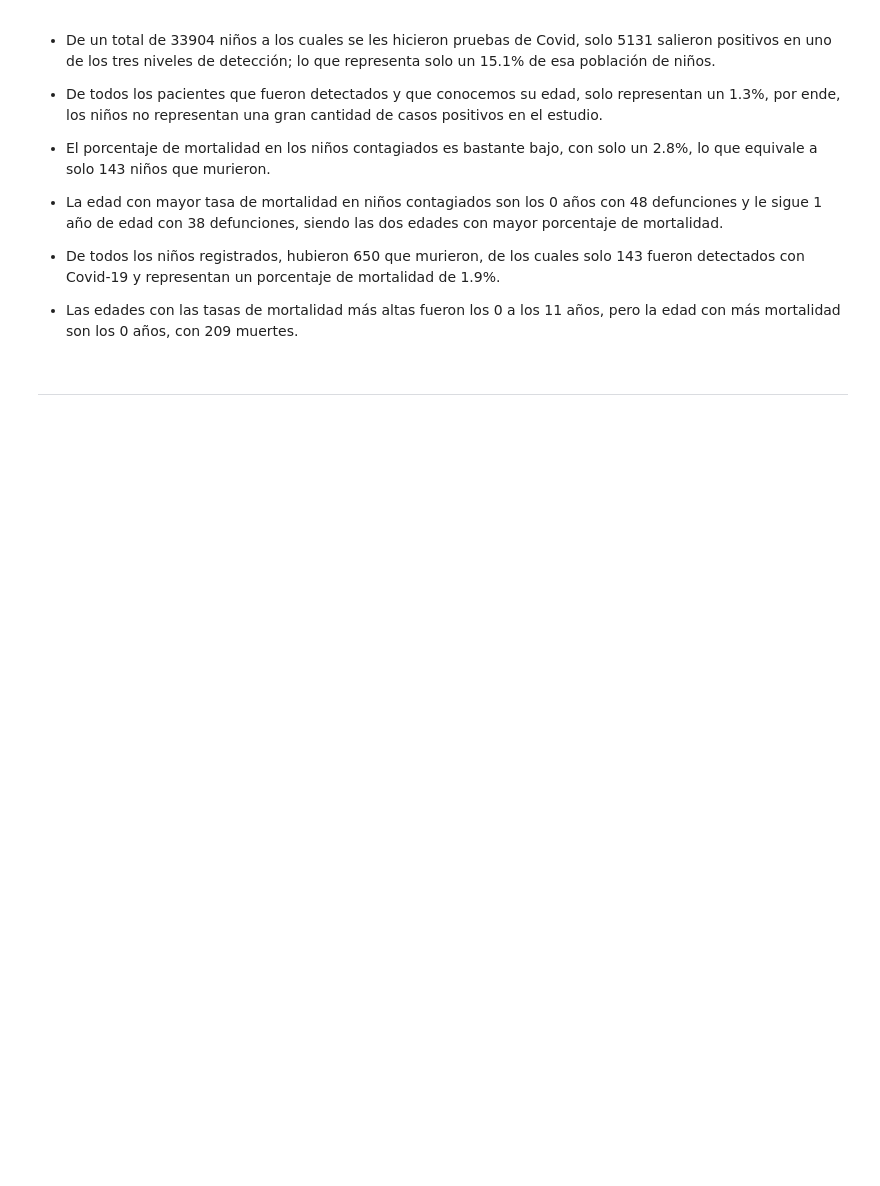
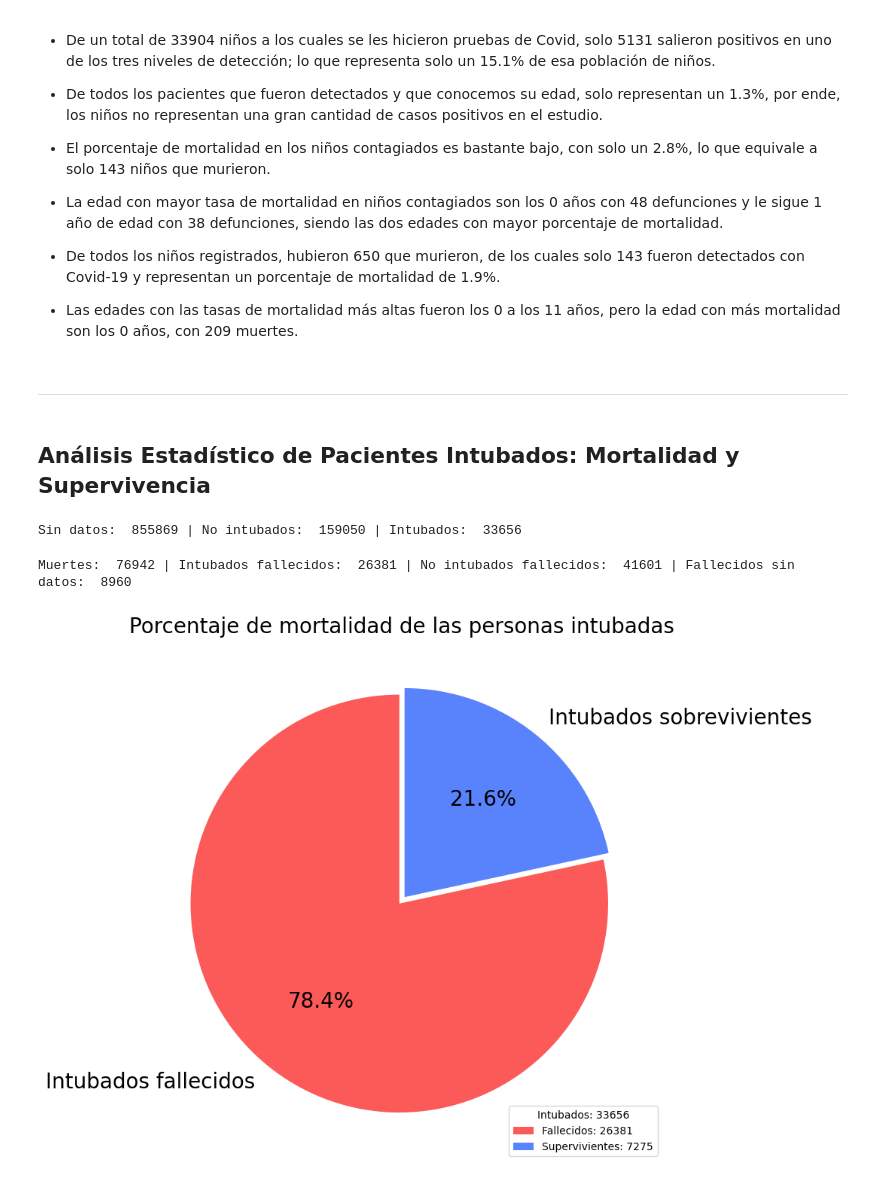
Before and after one commit to SamuelG0319/Final_Project_DS, a Jupyter notebook: cleanning-data.ipynb, the cells around one changed output. Drawn from its saved outputs; the diff is of its cells as text; code cells hidden in the pictures; blank space fills up the shorter version.

Commit message:
Statistical Analysis of Intubated Patients: Mortality and Survival
A new section was created to evaluate the data of intubated persons.

```diff
--- a/cleanning-data.ipynb
+++ b/cleanning-data.ipynb
@@ -751,3 +751,40 @@ Name: AGE, dtype: int64
 - Las edades con las tasas de mortalidad más altas fueron los 0 a los 11 años, pero la edad con más mortalidad son los 0 años, con 209 muertes.
 # %% [markdown]
 ***
+# %% [markdown]
+<h2> Análisis Estadístico de Pacientes Intubados: Mortalidad y Supervivencia</h2>
+# %%
+# --- Obtain information regarding the intubated column. --- #
+no_data = df_null[(df_null['INTUBED'] != 1) & (df_null['INTUBED'] != 2)].shape[0]
+not_intubed = df_null[(df_null['INTUBED'] == 2)].shape[0]
+intubed = df_null[(df_null['INTUBED'] == 1)].shape[0]
+
+print("Sin datos: ", no_data, "| No intubados: ", not_intubed, "| Intubados: ", intubed)
+# %% [output]
+Sin datos:  855869 | No intubados:  159050 | Intubados:  33656
+# %%
+# --- Total deceased in contrast to the intubated column. --- #
+deads = df_null[df_null['DEAD'] == 1].shape[0]
+intubed_who_died = df_null[(df_null['DEAD'] == 1) & (df_null['INTUBED'] == 1)].shape[0]
+not_intubed_died = df_null[(df_null['DEAD'] == 1) & (df_null['INTUBED'] == 2)].shape[0]
+no_data_died = df_null[(df_null['DEAD'] ==1) & (df_null['INTUBED'].isna())].shape[0]
+print("Muertes: ", deads, "| Intubados fallecidos: ", intubed_who_died, "| No intubados fallecidos: ", not_intubed_died,
+     "| Fallecidos sin datos: ", no_data_died)
+# %% [output]
+Muertes:  76942 | Intubados fallecidos:  26381 | No intubados fallecidos:  41601 | Fallecidos sin datos:  8960
+# %%
+# --- Percentage of intubated patients that survived. --- #
+intubed_survived = df_null[(df_null['DEAD'] == 2) & (df_null['INTUBED'] == 1)].shape[0]
+
+# --- Graph to visually display the percentage of mortality and survival. --- #
+sizes = [intubed_who_died, intubed_survived]
+labels = ['Intubados fallecidos', 'Intubados sobrevivientes']
+colors = ['#FC5959', '#5983FC']
+
+plt.figure(figsize = (9,9))
+plt.title('Porcentaje de mortalidad de las personas intubadas', fontsize = 20)
+plt.pie(sizes, labels = labels, colors = colors, autopct = '%1.1f%%', textprops = {'fontsize':20}, startangle = 90, explode=[0.02, 0.02])
+plt.legend([f'Fallecidos: {intubed_who_died}', f'Supervivientes: {intubed_survived}'], title = f'Intubados: {intubed}', loc = 'lower right')
+plt.show()
+# %% [output]
+[figure, added]
```
Also changed, not shown: parts of 19 cells of this notebook.
